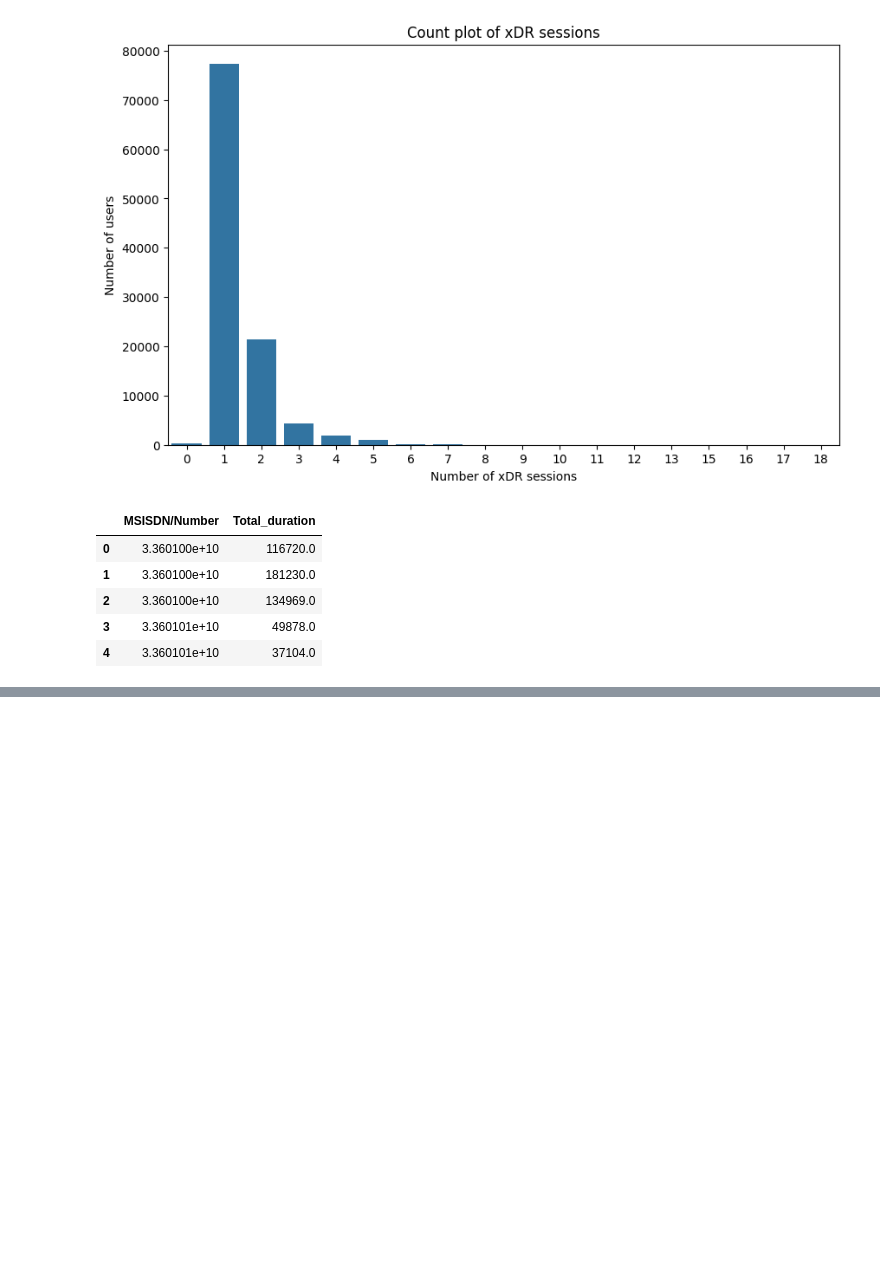
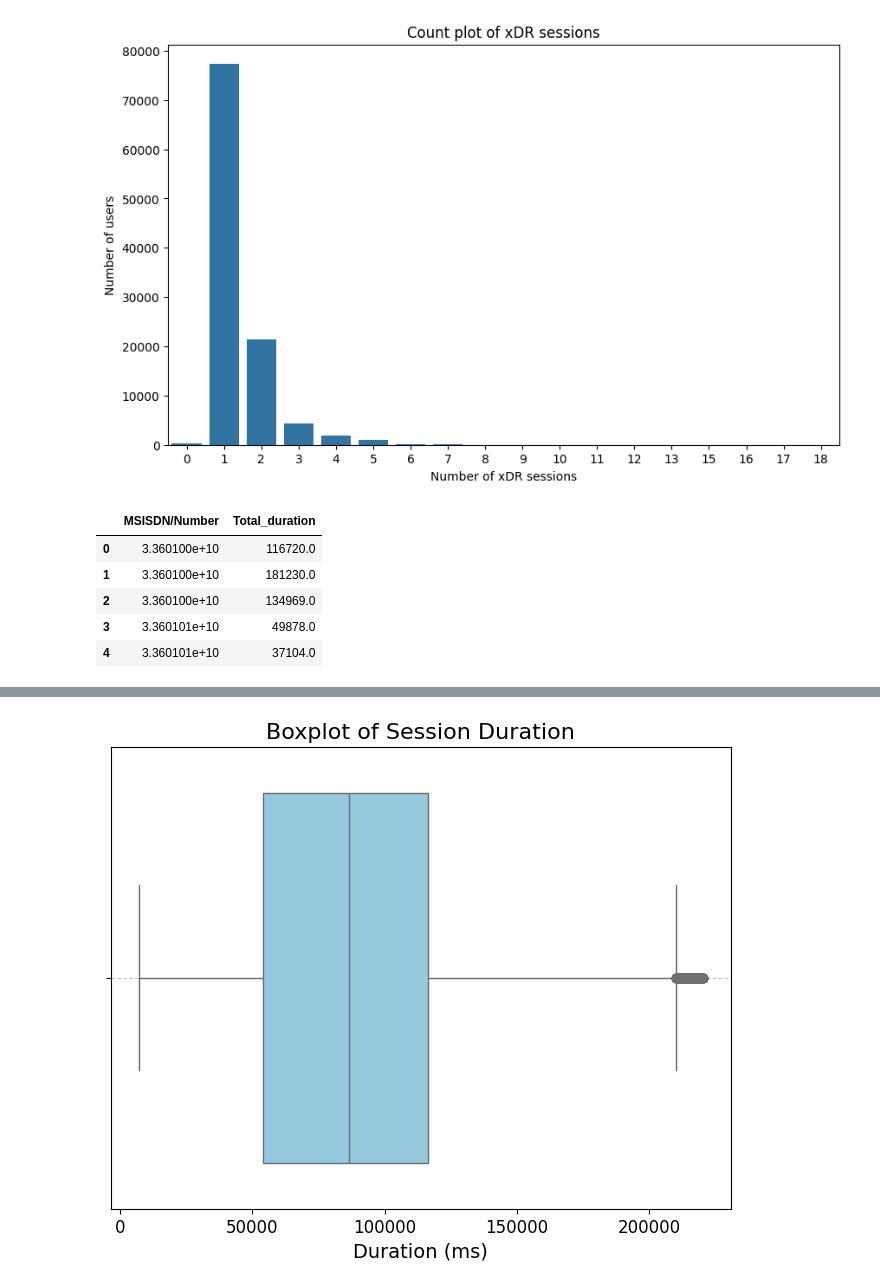
Before and after one commit to melatteshome/User-Analytics-Telecom-Industry, a Jupyter notebook: notebooks/user_behaviour_analysis.ipynb, the cells around one changed output, grey strips where cells are left out. Drawn from its saved outputs; the diff is of its cells as text; code cells hidden in the pictures; blank space fills up the shorter version.

```diff
--- a/notebooks/user_behaviour_analysis.ipynb
+++ b/notebooks/user_behaviour_analysis.ipynb
@@ -158,0 +162,10 @@ IndentationError: unexpected indent (3708339057.py, line 3)
+# %%
+#check again if the out liers have been removed with the boxblot graph
+plot_boxplot(
+    data=columns_with_numerical_values['Dur. (ms)'],
+    title='Boxplot of Session Duration',
+    x_label='Duration (ms)',
+    color='skyblue'
+)
+# %% [output]
+[figure, added]
```
Also changed, not shown: parts of 3 cells of this notebook.
